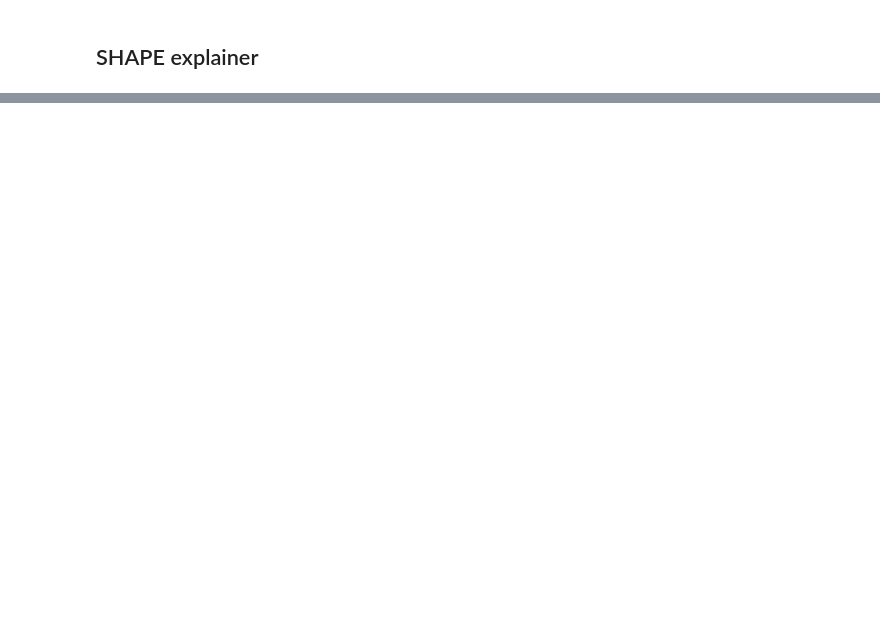
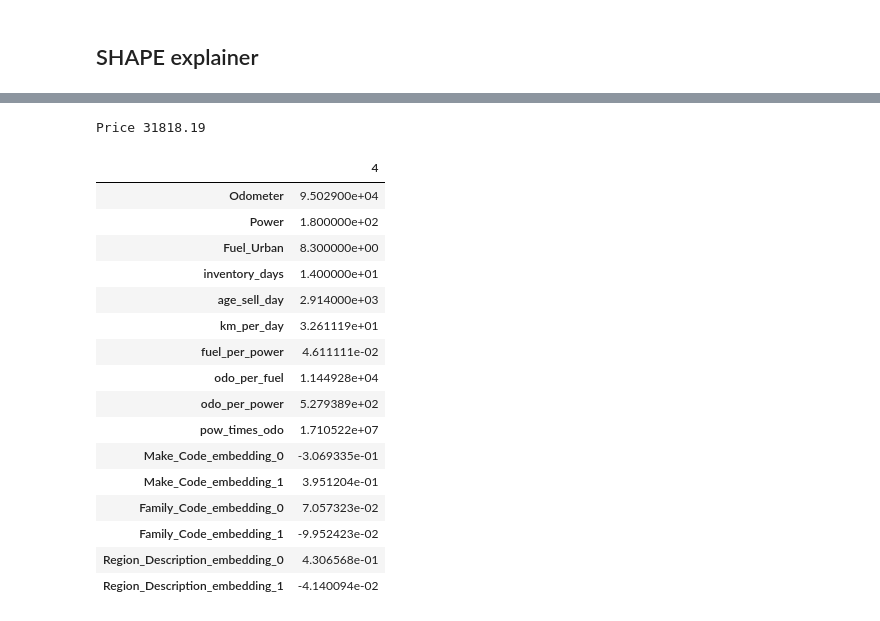
Before and after one commit to bibinmjose/auto-sale-pred, a Jupyter notebook: nbs/model_explain.ipynb, the cells around one changed output, grey strips where cells are left out. Saved outputs shown, nothing was run; the diff lists cells and outputs as text; code cells hidden in the pictures; blank space fills up the shorter version.

```diff
--- a/nbs/model_explain.ipynb
+++ b/nbs/model_explain.ipynb
@@ -117,0 +160,24 @@ import shap
+# %%
+n=4
+choosen_instance, price = X_test_df.iloc[[n]], y_test.iloc[n]
+print(f"Price {price}")
+choosen_instance.T
+# %% [output]
+Price 31818.19
+|  | 4 |
+| Odometer | 9.502900e+04 |
+| Power | 1.800000e+02 |
+| Fuel_Urban | 8.300000e+00 |
+| inventory_days | 1.400000e+01 |
+| age_sell_day | 2.914000e+03 |
+| km_per_day | 3.261119e+01 |
+| fuel_per_power | 4.611111e-02 |
+| odo_per_fuel | 1.144928e+04 |
+| odo_per_power | 5.279389e+02 |
+| pow_times_odo | 1.710522e+07 |
+| Make_Code_embedding_0 | -3.069335e-01 |
+| Make_Code_embedding_1 | 3.951204e-01 |
+| Family_Code_embedding_0 | 7.057323e-02 |
+| Family_Code_embedding_1 | -9.952423e-02 |
+| Region_Description_embedding_0 | 4.306568e-01 |
+| Region_Description_embedding_1 | -4.140094e-02 |
```
Also changed, not shown: parts of 10 cells of this notebook.
